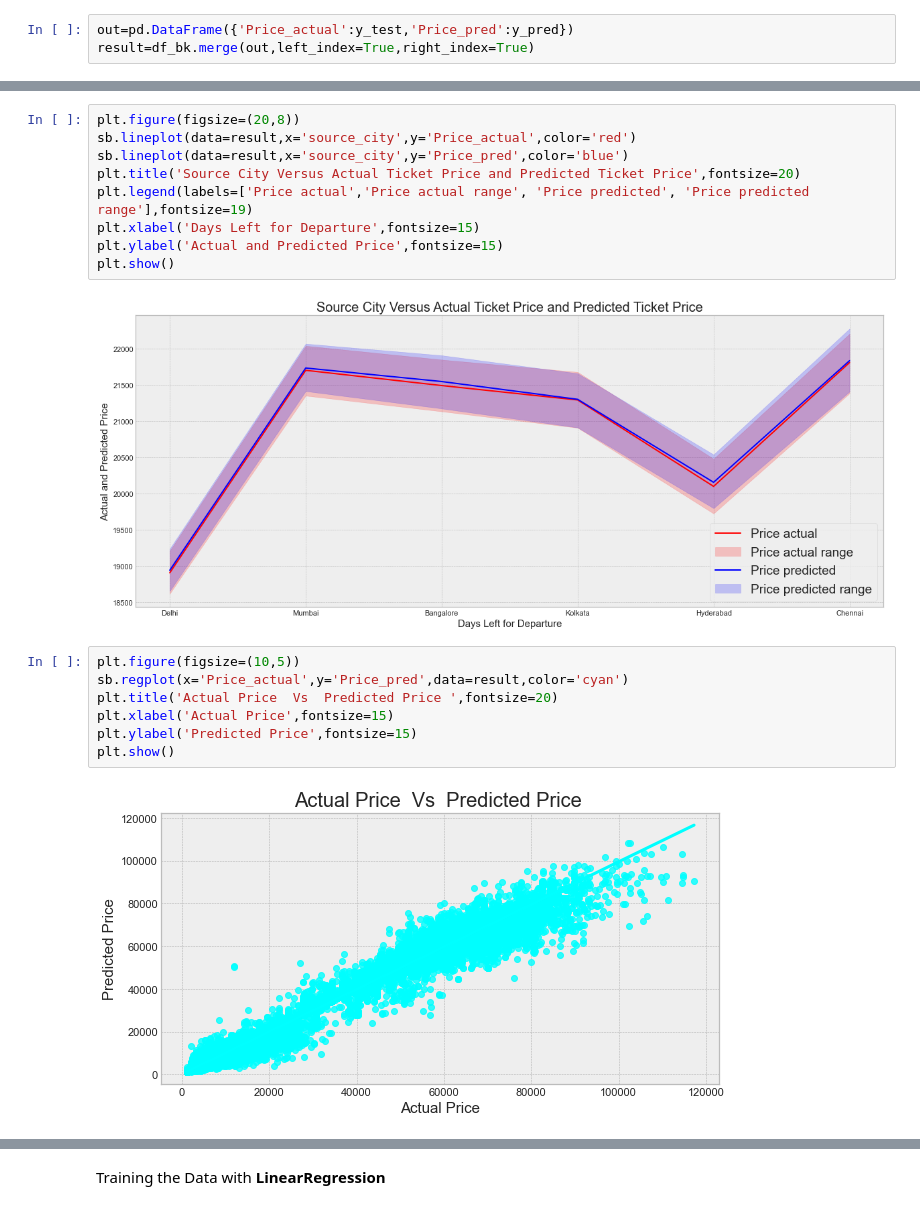
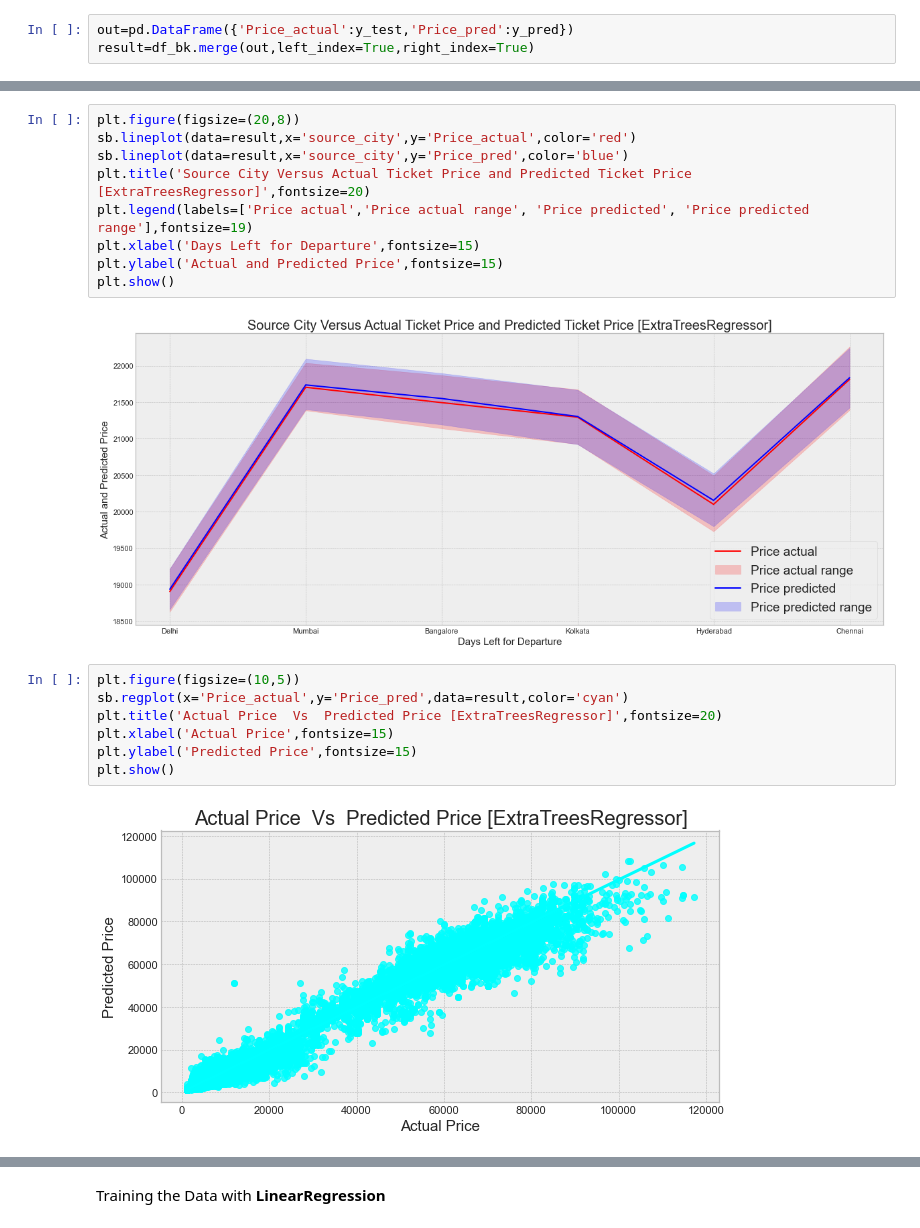
Before and after one commit to chongwei49/IE0005-DSAI-Group-Barley, a Jupyter notebook: src/Flight_Prediction_SRC.ipynb, the cells around one changed output, grey strips where cells are left out. Saved outputs shown, nothing was run; the diff lists cells and outputs as text.

```diff
--- a/src/Flight_Prediction_SRC.ipynb
+++ b/src/Flight_Prediction_SRC.ipynb
@@ -655,19 +665,19 @@ plt.show()
 plt.figure(figsize=(20,8))
 sb.lineplot(data=result,x='source_city',y='Price_actual',color='red')
 sb.lineplot(data=result,x='source_city',y='Price_pred',color='blue')
-plt.title('Source City Versus Actual Ticket Price and Predicted Ticket Price',fontsize=20)
+plt.title('Source City Versus Actual Ticket Price and Predicted Ticket Price [ExtraTreesRegressor]',fontsize=20)
 plt.legend(labels=['Price actual','Price actual range', 'Price predicted', 'Price predicted range'],fontsize=19)
 plt.xlabel('Days Left for Departure',fontsize=15)
 plt.ylabel('Actual and Predicted Price',fontsize=15)
 plt.show()
 # %% [output]
-[figure, old version]
+[figure, new version]
 # %%
 plt.figure(figsize=(10,5))
 sb.regplot(x='Price_actual',y='Price_pred',data=result,color='cyan')
-plt.title('Actual Price  Vs  Predicted Price ',fontsize=20)
+plt.title('Actual Price  Vs  Predicted Price [ExtraTreesRegressor]',fontsize=20)
 plt.xlabel('Actual Price',fontsize=15)
 plt.ylabel('Predicted Price',fontsize=15)
 plt.show()
 # %% [output]
-[figure, old version]
+[figure, new version]
```
Also changed, not shown: parts of 13 cells of this notebook.
